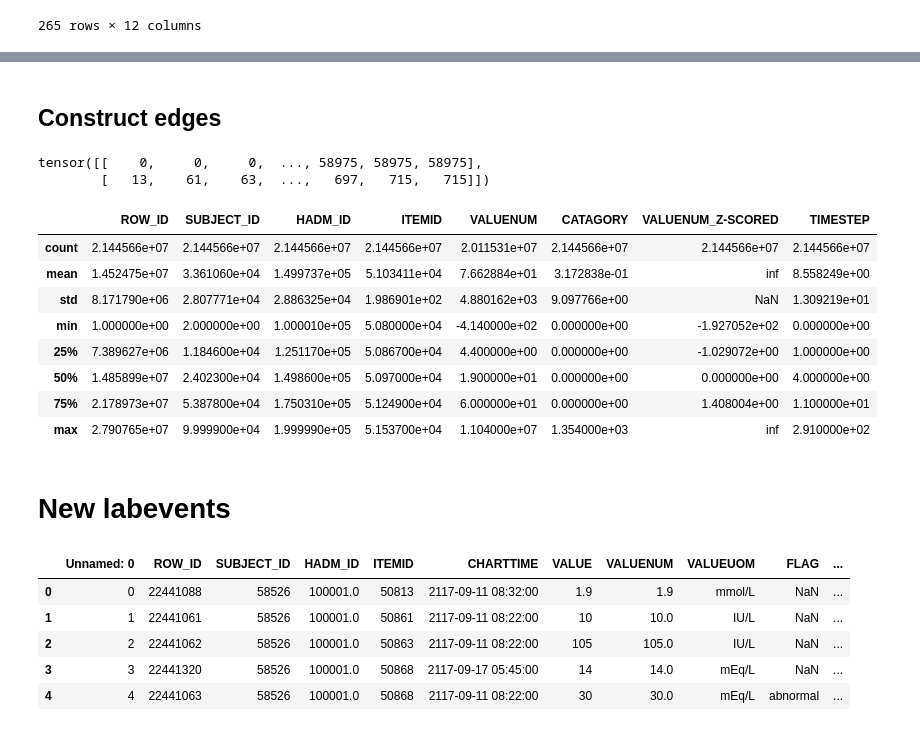
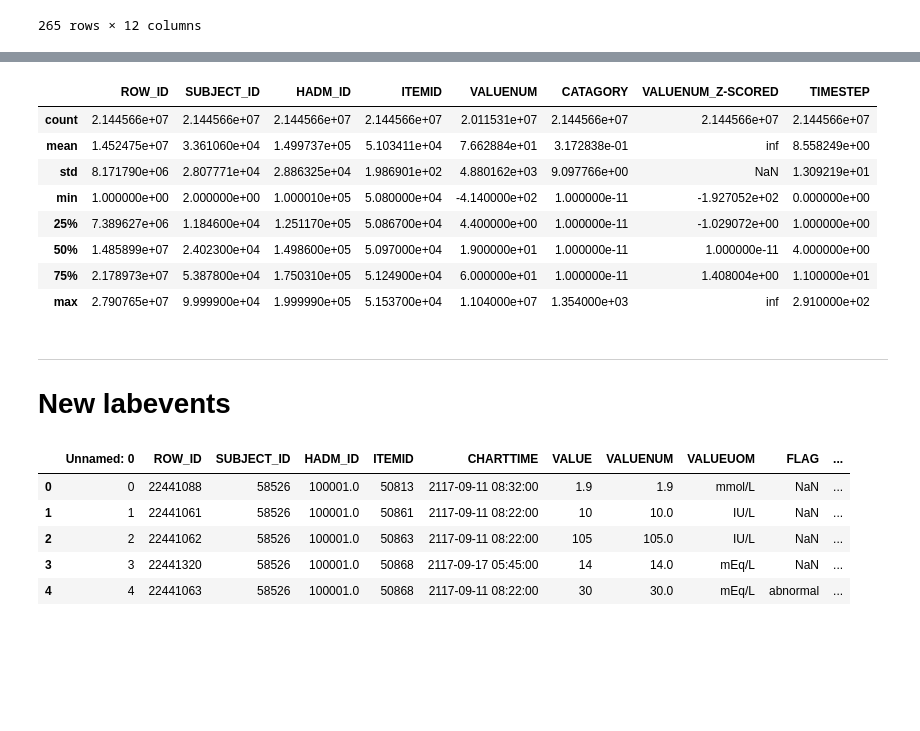
Before and after one commit to Nemo4110/GNNs-Driven-Clinical-Decision-Making-Assistance, a Jupyter notebook: notebook/explore.ipynb, the cells around one changed output, grey strips where cells are left out. Saved outputs shown, nothing was run; the diff lists cells and outputs as text; code cells hidden in the pictures; blank space fills up the shorter version.

```diff
--- a/notebook/explore.ipynb
+++ b/notebook/explore.ipynb
@@ -579,7 +581,7 @@ def z_score_4_value_type_labitem(df_grp):
     mean = dfx_normal_boxed.VALUENUM.mean()
     std = dfx_normal_boxed.VALUENUM.std()
 
-    dfx['VALUENUM_Z-SCORED'] = dfx['VALUENUM'].apply(lambda x: (x-mean)/std)
+    dfx['VALUENUM_Z-SCORED'] = dfx['VALUENUM'].apply(lambda x: (x-mean) / (std + 1e-17))
 
     return dfx
 
@@ -657,6 +653,6 @@ df_labevents[df_labevents.ITEMID == 51073]
 # %%
 # TODO: fillna in VALUENUM_Z-SCORED for non-value type
-df_labevents['VALUENUM_Z-SCORED'].fillna(0, inplace=True)
+df_labevents['VALUENUM_Z-SCORED'].fillna(1e-11, inplace=True)
 # %% [markdown]
 ## Choose interval
 # %%
@@ -690,11 +686,11 @@ def count_labitems_during(df_grouped_by_hadmid: pd.DataFrame, interval_hour=24):
     interval = timedelta(hours=interval_hour)
     list_count = []
     while st < et:
-        list_count.append(df_grouped_by_hadmid[(st <= df_grouped_by_hadmid.CHARTTIME) &
-                                                  (df_grouped_by_hadmid.CHARTTIME <= st + interval)].shape[0])
+        list_count.append(df_grouped_by_hadmid[(st <= df_grouped_by_hadmid.CHARTTIME) & (df_grouped_by_hadmid.CHARTTIME <= st + interval)].shape[0])
         st += interval
 
     return list_count
+
 HADM_ID = 199765
 count_labitems_during(grouped_by_hadmid.get_group(HADM_ID))
 # %% [output]
@@ -813,36 +808,19 @@ df_labevents.TIMESTEP.plot(kind='hist', bins=20, range=(0, 20), histtype="step",
-# %% [markdown]
-## Construct edges
-# %%
-df_labevents.sort_values(by=["HADM_ID", "ITEMID"], inplace=True)
-
-# Perform merge to obtain the edges from HADM_ID and ITEMID:
-ratings_hadm_id = pd.merge(df_labevents['HADM_ID'], unique_hadm_id, left_on='HADM_ID', right_on='HADM_ID', how='left')
-ratings_item_id = pd.merge(df_labevents['ITEMID'], unique_item_id, left_on='ITEMID', right_on='ITEMID', how='left')
-
-ratings_hadm_id = torch.from_numpy(ratings_hadm_id['mappedID'].values)
-ratings_item_id = torch.from_numpy(ratings_item_id['mappedID'].values)
-
-# With this, we are ready to construct our `edge_index` in COO format
-# following PyG semantics:
-edge_index_hadm_to_item = torch.stack([ratings_hadm_id, ratings_item_id], dim=0)
-print(edge_index_hadm_to_item)
-# %% [output]
-tensor([[    0,     0,     0,  ..., 58975, 58975, 58975],
-        [   13,    61,    63,  ...,   697,   715,   715]])
 # %%
 df_labevents.describe()
-# df_labevents.to_csv(os.path.join(path_dataset, "LABEVENTS_NEW.csv.gz"))  # DONE
+df_labevents.to_csv(os.path.join(path_dataset, "LABEVENTS_NEW.csv.gz"))  # DONE
 # %% [output]
 |  | ROW_ID | SUBJECT_ID | HADM_ID | ITEMID | VALUENUM | CATAGORY | VALUENUM_Z-SCORED | TIMESTEP |
 | count | 2.144566e+07 | 2.144566e+07 | 2.144566e+07 | 2.144566e+07 | 2.011531e+07 | 2.144566e+07 | 2.144566e+07 | 2.144566e+07 |
 | mean | 1.452475e+07 | 3.361060e+04 | 1.499737e+05 | 5.103411e+04 | 7.662884e+01 | 3.172838e-01 | inf | 8.558249e+00 |
 | std | 8.171790e+06 | 2.807771e+04 | 2.886325e+04 | 1.986901e+02 | 4.880162e+03 | 9.097766e+00 | NaN | 1.309219e+01 |
-| min | 1.000000e+00 | 2.000000e+00 | 1.000010e+05 | 5.080000e+04 | -4.140000e+02 | 0.000000e+00 | -1.927052e+02 | 0.000000e+00 |
-| 25% | 7.389627e+06 | 1.184600e+04 | 1.251170e+05 | 5.086700e+04 | 4.400000e+00 | 0.000000e+00 | -1.029072e+00 | 1.000000e+00 |
-| 50% | 1.485899e+07 | 2.402300e+04 | 1.498600e+05 | 5.097000e+04 | 1.900000e+01 | 0.000000e+00 | 0.000000e+00 | 4.000000e+00 |
-| 75% | 2.178973e+07 | 5.387800e+04 | 1.750310e+05 | 5.124900e+04 | 6.000000e+01 | 0.000000e+00 | 1.408004e+00 | 1.100000e+01 |
+| min | 1.000000e+00 | 2.000000e+00 | 1.000010e+05 | 5.080000e+04 | -4.140000e+02 | 1.000000e-11 | -1.927052e+02 | 0.000000e+00 |
+| 25% | 7.389627e+06 | 1.184600e+04 | 1.251170e+05 | 5.086700e+04 | 4.400000e+00 | 1.000000e-11 | -1.029072e+00 | 1.000000e+00 |
+| 50% | 1.485899e+07 | 2.402300e+04 | 1.498600e+05 | 5.097000e+04 | 1.900000e+01 | 1.000000e-11 | 1.000000e-11 | 4.000000e+00 |
+| 75% | 2.178973e+07 | 5.387800e+04 | 1.750310e+05 | 5.124900e+04 | 6.000000e+01 | 1.000000e-11 | 1.408004e+00 | 1.100000e+01 |
 | max | 2.790765e+07 | 9.999900e+04 | 1.999990e+05 | 5.153700e+04 | 1.104000e+07 | 1.354000e+03 | inf | 2.910000e+02 |
 # %% [markdown]
+---
+
 # New labevents
 # %%
 df_new_labevents = pd.read_csv(os.path.join(path_dataset, "LABEVENTS_NEW.csv.gz"))
```
Also changed, not shown: parts of 45 cells of this notebook, 9 other files.
